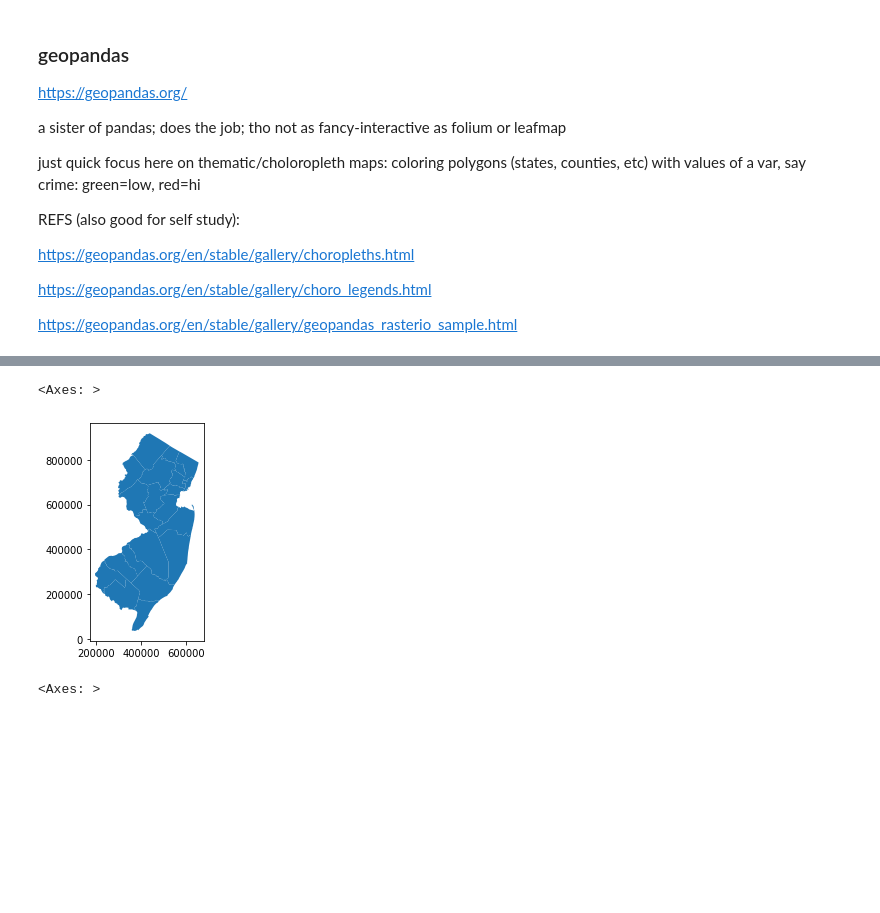
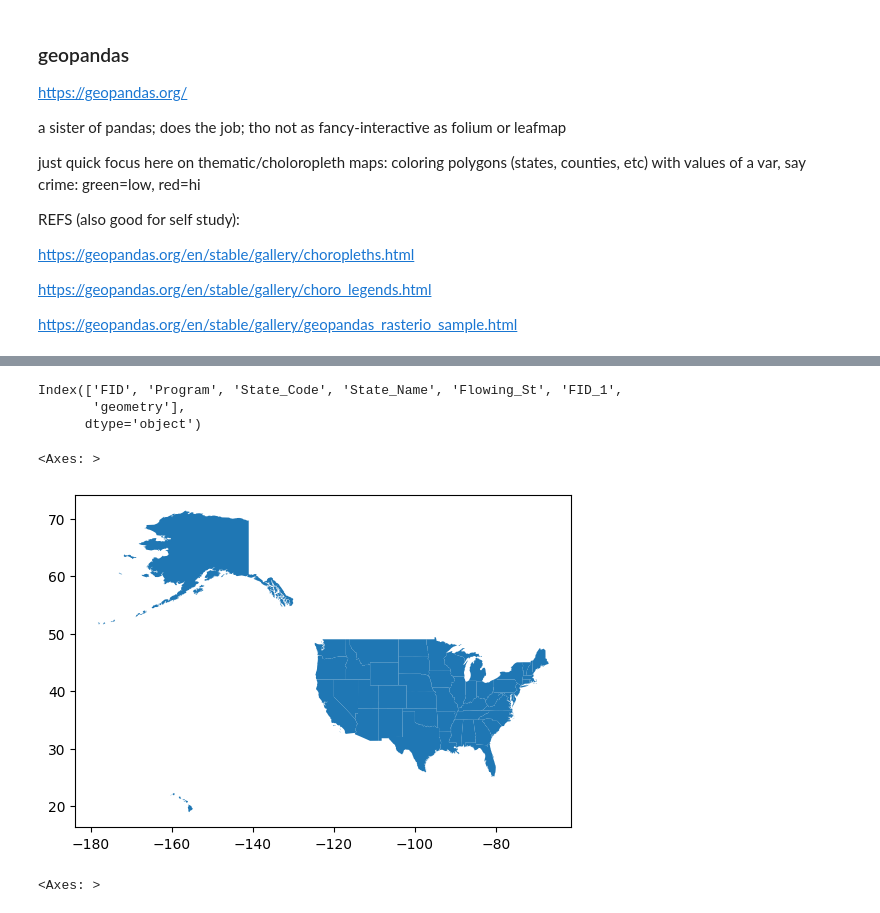
Before and after one commit to gauravshetty98/Analyzing-Statewise-Substance-Abuse-And-Its-Correalation, a Jupyter notebook: map_ps0.ipynb, the cells around one changed output, grey strips where cells are left out. Saved outputs shown, nothing was run; the diff lists cells and outputs as text; code cells hidden in the pictures; blank space fills up the shorter version.

```diff
--- a/map_ps0.ipynb
+++ b/map_ps0.ipynb
@@ -103,8 +82,14 @@ njC.head(2)
-# %%
-njC.plot() #yay love the shape
-# %% [output]
-<Axes: >
-[figure, removed]
+# %%
+usa_shp.columns
+# %% [output]
+Index(['FID', 'Program', 'State_Code', 'State_Name', 'Flowing_St', 'FID_1',
+       'geometry'],
+      dtype='object')
+# %%
+usa_shp.plot()
+# %% [output]
+<Axes: >
+[figure, added]
 # %%
 #sometimes lucky and have the variable we want to map in the shapefile
 njC.plot(figsize=(10,12),column='POPDEN2010',legend=True,cmap='YlOrRd',scheme='natural_breaks',k=5,
```
Also changed, not shown: parts of 12 cells of this notebook.
